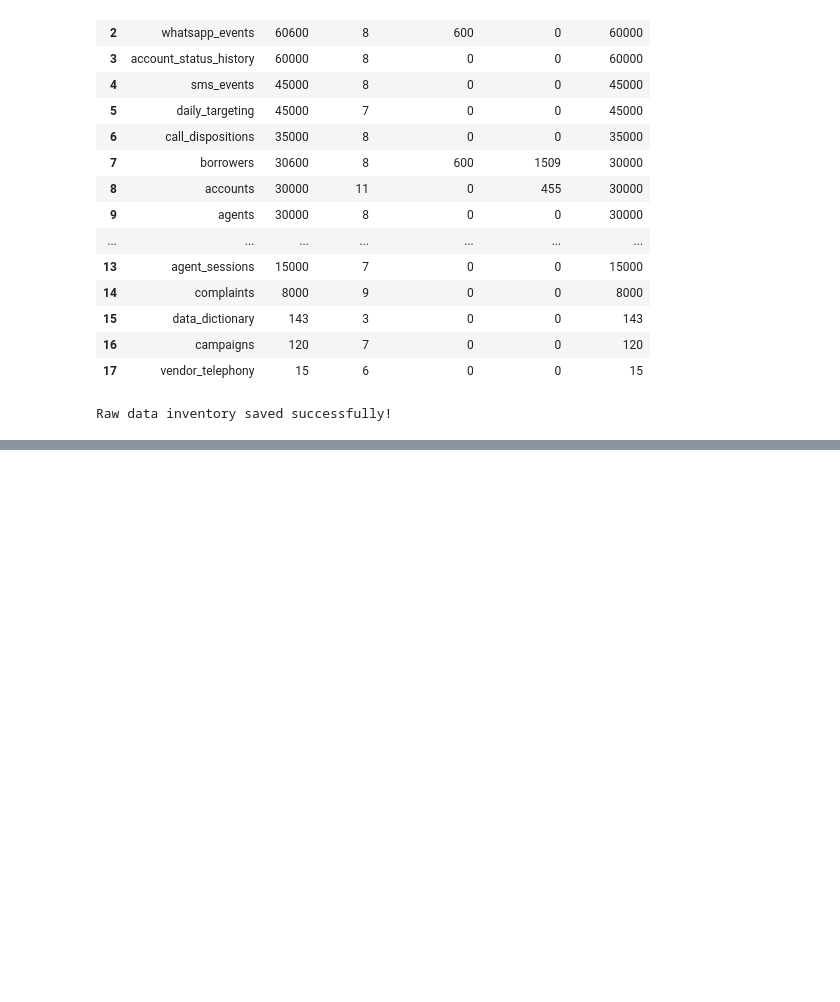
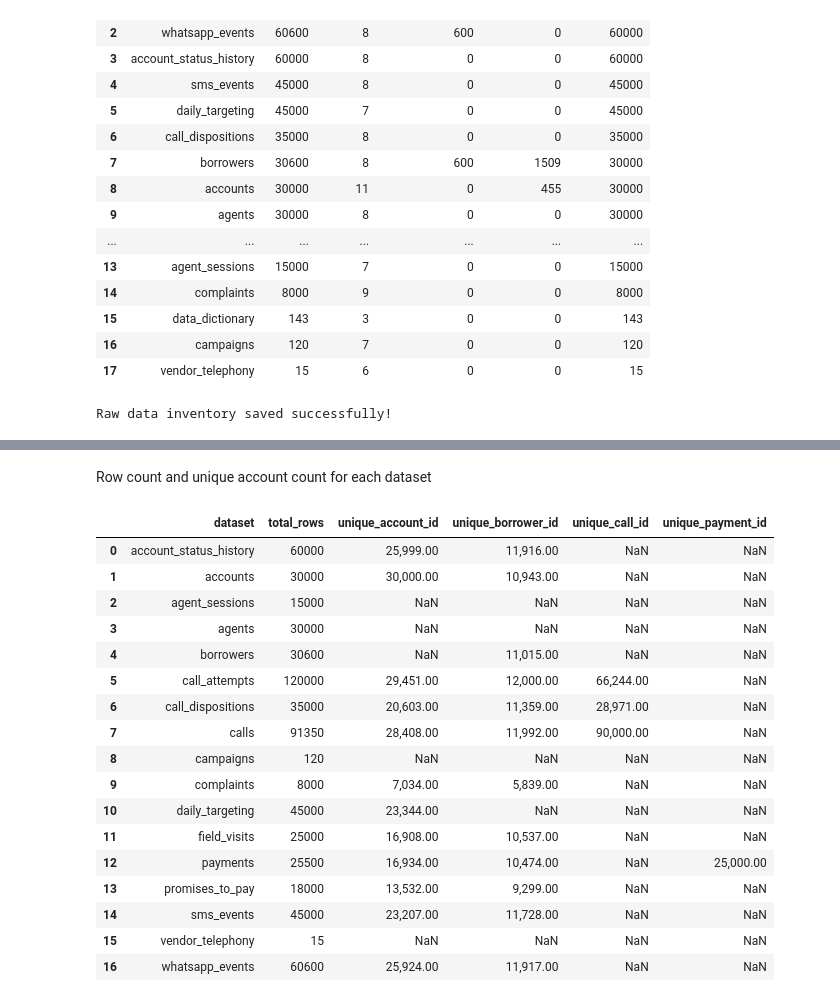
Before and after one commit to Rohit3435/Data_Analyst_Assignment, a Jupyter notebook: Data_Analyst_Project.ipynb, the cells around one changed output, grey strips where cells are left out. Saved outputs shown, nothing was run; the diff lists cells and outputs as text; code cells hidden in the pictures; blank space fills up the shorter version.

```diff
--- a/Data_Analyst_Project.ipynb
+++ b/Data_Analyst_Project.ipynb
@@ -121,0 +225,13 @@ Raw data inventory saved successfully!
+# %%
+# Summary of each dataset and its columns
+
+for name, df in data.items():
+    if name != "data_dictionary":
+        print("\n" + "=" * 90)
+        print(f"DATASET: {name.upper()}")
+        print("=" * 90)
+
+        print(f"Rows: {len(df):,}")
+        print(f"Columns: {len(df.columns)}")
+        print("\nColumn names:")
+        print(df.columns.tolist())
@@ -121,0 +338,46 @@ Raw data inventory saved successfully!
+# %% [markdown]
+ Row count and unique account count for each dataset
+# %%
+
+
+grain_summary = []
+
+for name, df in data.items():
+
+    if name == "data_dictionary":
+        continue
+
+    row = {
+        "dataset": name,
+        "total_rows": len(df)
+    }
+
+    # Add common entity counts where available
+    for id_col in ["account_id", "borrower_id", "call_id", "payment_id"]:
+        if id_col in df.columns:
+            row[f"unique_{id_col}"] = df[id_col].nunique()
+
+    grain_summary.append(row)
+
+grain_summary_df = pd.DataFrame(grain_summary)
+
+grain_summary_df
+# %% [output]
+|  | dataset | total_rows | unique_account_id | unique_borrower_id | unique_call_id | unique_payment_id |
+| 0 | account_status_history | 60000 | 25,999.00 | 11,916.00 | NaN | NaN |
+| 1 | accounts | 30000 | 30,000.00 | 10,943.00 | NaN | NaN |
+| 2 | agent_sessions | 15000 | NaN | NaN | NaN | NaN |
+| 3 | agents | 30000 | NaN | NaN | NaN | NaN |
+| 4 | borrowers | 30600 | NaN | 11,015.00 | NaN | NaN |
+| 5 | call_attempts | 120000 | 29,451.00 | 12,000.00 | 66,244.00 | NaN |
+| 6 | call_dispositions | 35000 | 20,603.00 | 11,359.00 | 28,971.00 | NaN |
+| 7 | calls | 91350 | 28,408.00 | 11,992.00 | 90,000.00 | NaN |
+| 8 | campaigns | 120 | NaN | NaN | NaN | NaN |
+| 9 | complaints | 8000 | 7,034.00 | 5,839.00 | NaN | NaN |
+| 10 | daily_targeting | 45000 | 23,344.00 | NaN | NaN | NaN |
+| 11 | field_visits | 25000 | 16,908.00 | 10,537.00 | NaN | NaN |
+| 12 | payments | 25500 | 16,934.00 | 10,474.00 | NaN | 25,000.00 |
+| 13 | promises_to_pay | 18000 | 13,532.00 | 9,299.00 | NaN | NaN |
+| 14 | sms_events | 45000 | 23,207.00 | 11,728.00 | NaN | NaN |
+| 15 | vendor_telephony | 15 | NaN | NaN | NaN | NaN |
+| 16 | whatsapp_events | 60600 | 25,924.00 | 11,917.00 | NaN | NaN |
```
Also changed, not shown: parts of 14 cells of this notebook, 1 other file.
